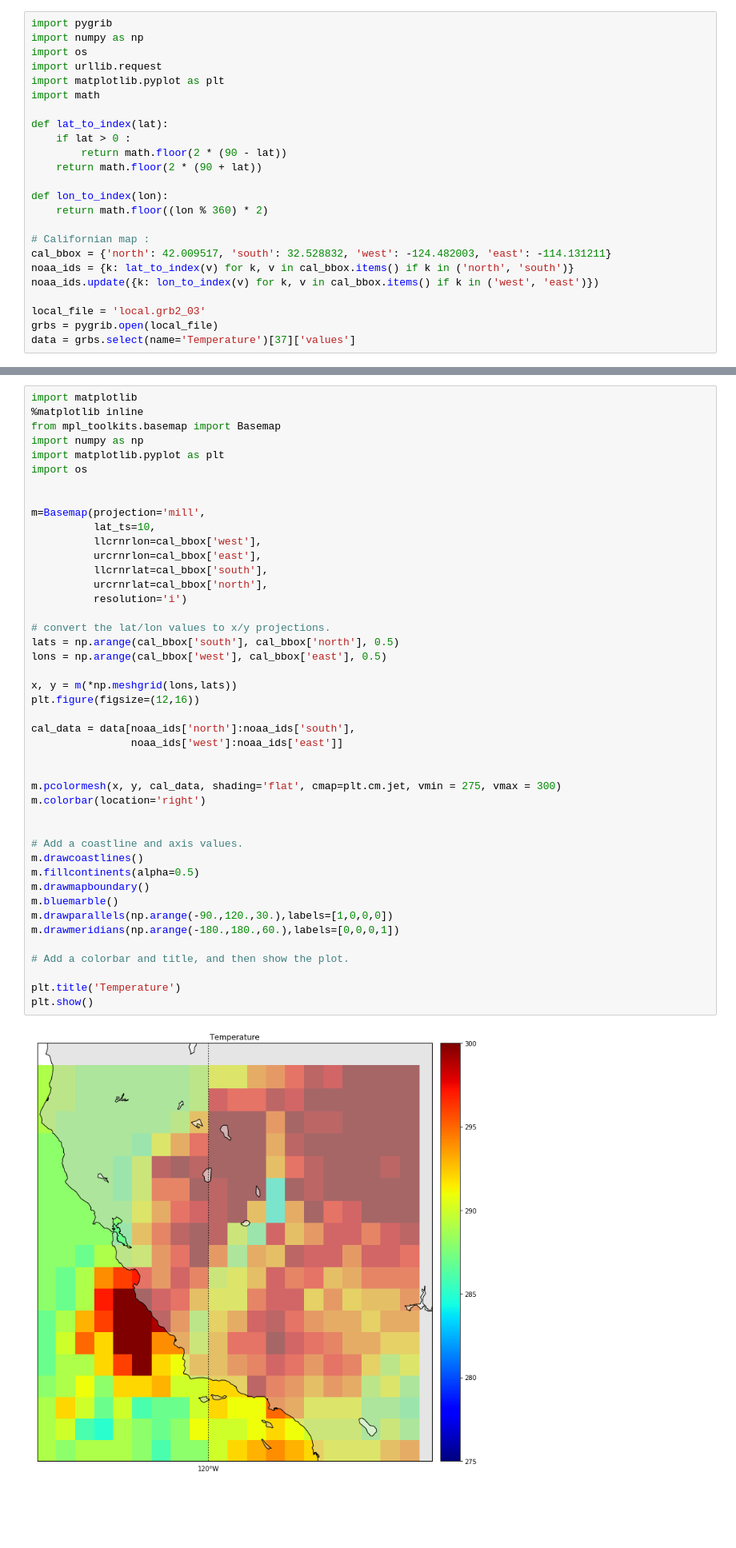
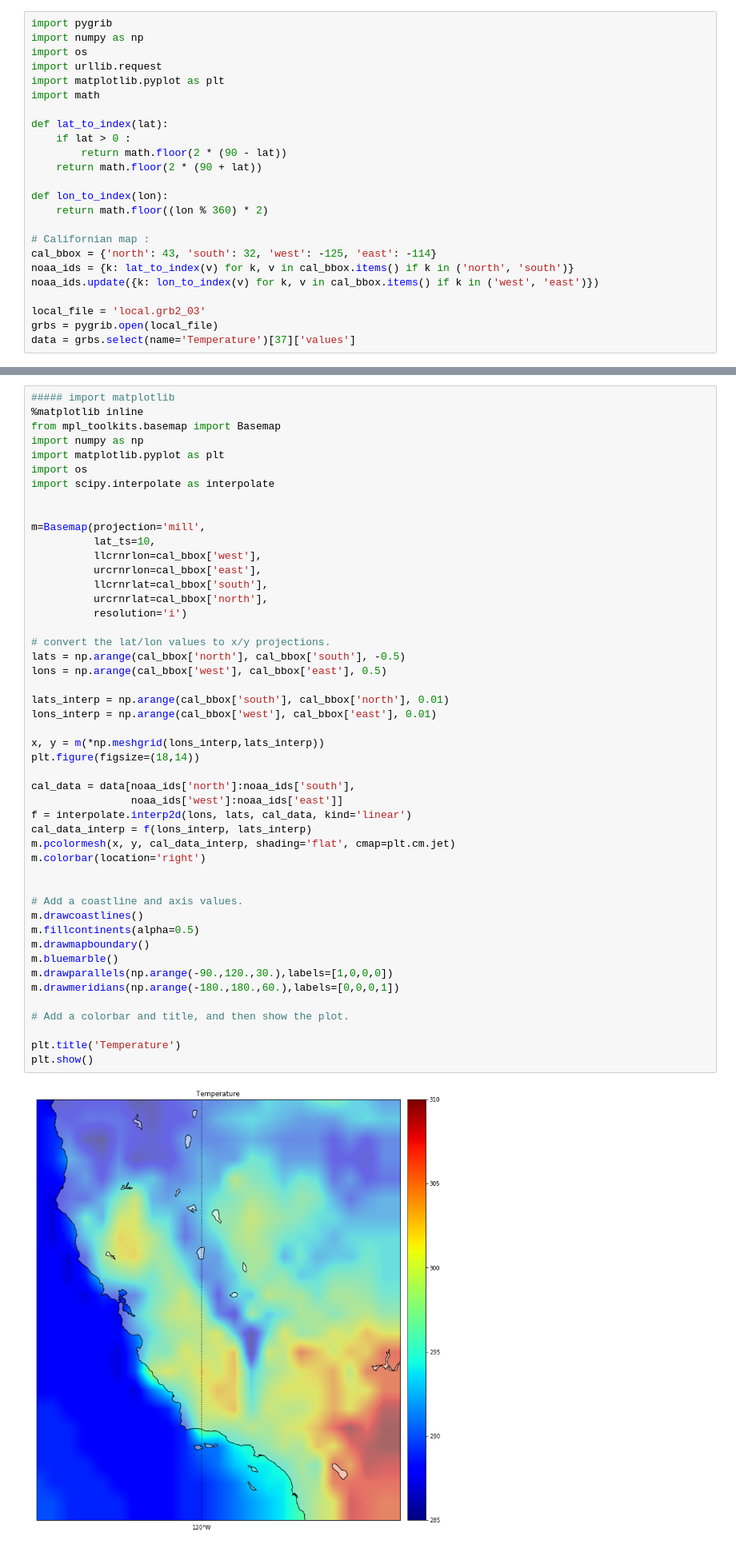
Before and after one commit to johmathe/baroque_octopus, a Jupyter notebook: cali_weather.ipynb, the cells around one changed output, grey strips where cells are left out. Shown at 80% size. Cells and saved outputs as stored; diff of their text form; blank space fills up the shorter version.

Commit message:
add interpolation

```diff
--- a/cali_weather.ipynb
+++ b/cali_weather.ipynb
@@ -15,7 +15,7 @@ def lon_to_index(lon):
     return math.floor((lon % 360) * 2)
 
 # Californian map :
-cal_bbox = {'north': 42.009517, 'south': 32.528832, 'west': -124.482003, 'east': -114.131211}
+cal_bbox = {'north': 43, 'south': 32, 'west': -125, 'east': -114}
 noaa_ids = {k: lat_to_index(v) for k, v in cal_bbox.items() if k in ('north', 'south')}
 noaa_ids.update({k: lon_to_index(v) for k, v in cal_bbox.items() if k in ('west', 'east')})
 
@@ -27,51 +25,55 @@ data = grbs.select(name='Temperature')[37]['values']
 # %% [markdown]
 ## Map of temperature in California
 # %%
-import matplotlib
+##### import matplotlib
 %matplotlib inline
 from mpl_toolkits.basemap import Basemap
 import numpy as np
 import matplotlib.pyplot as plt
 import os
+import scipy.interpolate as interpolate
 
 
 m=Basemap(projection='mill',
           lat_ts=10,
           llcrnrlon=cal_bbox['west'],
           urcrnrlon=cal_bbox['east'],
           llcrnrlat=cal_bbox['south'],
           urcrnrlat=cal_bbox['north'],
           resolution='i')
 
 # convert the lat/lon values to x/y projections.
-lats = np.arange(cal_bbox['south'], cal_bbox['north'], 0.5)
+lats = np.arange(cal_bbox['north'], cal_bbox['south'], -0.5)
 lons = np.arange(cal_bbox['west'], cal_bbox['east'], 0.5)
 
-x, y = m(*np.meshgrid(lons,lats))
-plt.figure(figsize=(12,16))
+lats_interp = np.arange(cal_bbox['south'], cal_bbox['north'], 0.01)
+lons_interp = np.arange(cal_bbox['west'], cal_bbox['east'], 0.01)
+
+x, y = m(*np.meshgrid(lons_interp,lats_interp))
+plt.figure(figsize=(18,14))
 
 cal_data = data[noaa_ids['north']:noaa_ids['south'],
                 noaa_ids['west']:noaa_ids['east']]
-
-
-m.pcolormesh(x, y, cal_data, shading='flat', cmap=plt.cm.jet, vmin = 275, vmax = 300)
+f = interpolate.interp2d(lons, lats, cal_data, kind='linear')
+cal_data_interp = f(lons_interp, lats_interp)
+m.pcolormesh(x, y, cal_data_interp, shading='flat', cmap=plt.cm.jet)
 m.colorbar(location='right')
 
 
 # Add a coastline and axis values.
 m.drawcoastlines()
 m.fillcontinents(alpha=0.5)
 m.drawmapboundary()
 m.bluemarble()
 m.drawparallels(np.arange(-90.,120.,30.),labels=[1,0,0,0])
 m.drawmeridians(np.arange(-180.,180.,60.),labels=[0,0,0,1])
 
 # Add a colorbar and title, and then show the plot.
 
 plt.title('Temperature')
 plt.show()
 # %% [output]
-[figure, old version]
+[figure, new version]
 # %%
 world_bbox = {'north': 90, 'south': -90, 'east': 0, 'west': 360}
 
```
Also changed, not shown: parts of 1 cell of this notebook.
